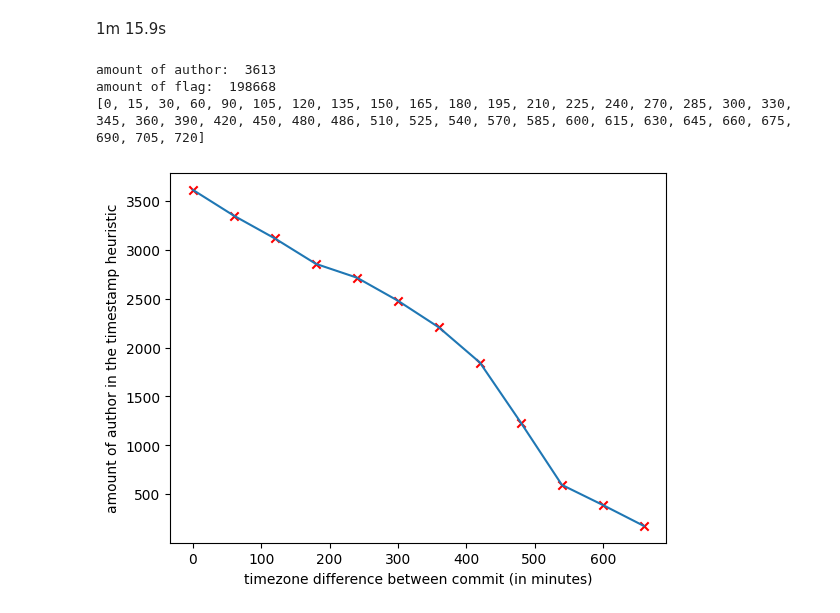
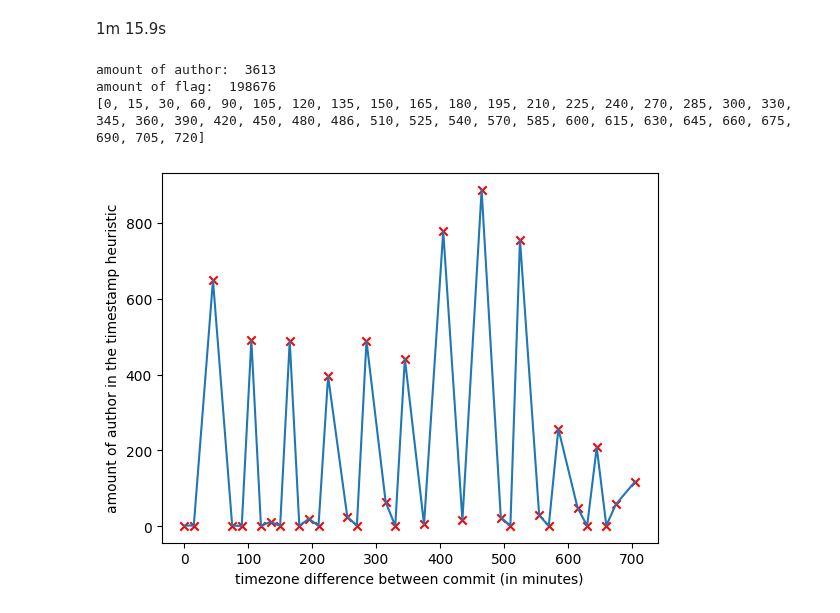
Before and after one commit to srapaport/timestamps-anomalies, a Jupyter notebook: notebook/travel_time.ipynb, the cells around one changed output. Drawn from its saved outputs; the diff is of its cells as text; code cells hidden in the pictures.

```diff
--- a/notebook/travel_time.ipynb
+++ b/notebook/travel_time.ipynb
@@ -39,8 +39,7 @@ for author in db:
         all_diff.add(tz_diff)
         if tz1 != tz:
             for max_diff in range(0, 720, 15):
-                if tz_diff > max_diff and ts - ts1 < pd.Timedelta(minutes=tz_diff):
-                #if ts - ts1 < pd.Timedelta(minutes=tz_diff):
+                if (tz_diff > max_diff) and (tz_diff <= (max_diff+15)) and ((ts - ts1) < pd.Timedelta(minutes=tz_diff)):
                     author_flag.setdefault(max_diff, {}).setdefault(author, set()).add(("swh:1:rev:"+id1, ts1, tz1, "swh:1:rev:"+id, ts, tz))
         id1, ts1, tz1 = id, ts, tz
 # %% [markdown]
@@ -51,18 +50,19 @@ print("amount of flag: ",len(set([x for tzdiff in author_flag for author in auth
 print(sorted(all_diff))
 # %% [output]
 amount of author:  3613
-amount of flag:  198668
+amount of flag:  198676
 [0, 15, 30, 60, 90, 105, 120, 135, 150, 165, 180, 195, 210, 225, 240, 270, 285, 300, 330, 345, 360, 390, 420, 450, 480, 486, 510, 525, 540, 570, 585, 600, 615, 630, 645, 660, 675, 690, 705, 720]
 # %%
 import matplotlib.pyplot as plt
 # %%
 # amount of author per hour diff
-x = [max_diff for max_diff in range(0, 720, 60)]
-y = [len(author_flag[max_diff]) for max_diff in range(0, 720, 60)]
+# x = [max_diff for max_diff in range(0, 720, 60)]
+x = sorted(author_flag.keys())
+y = [len(author_flag[max_diff]) for max_diff in x]
 plt.plot(x,y)
 plt.scatter(x, y, color='red', marker='x')
 plt.xlabel('timezone difference between commit (in minutes)')
 plt.ylabel('amount of author in the timestamp heuristic')
 plt.show()
 # %% [output]
-[figure, old version]
+[figure, new version]
```
Also changed, not shown: parts of 4 cells of this notebook, 1 other file.
